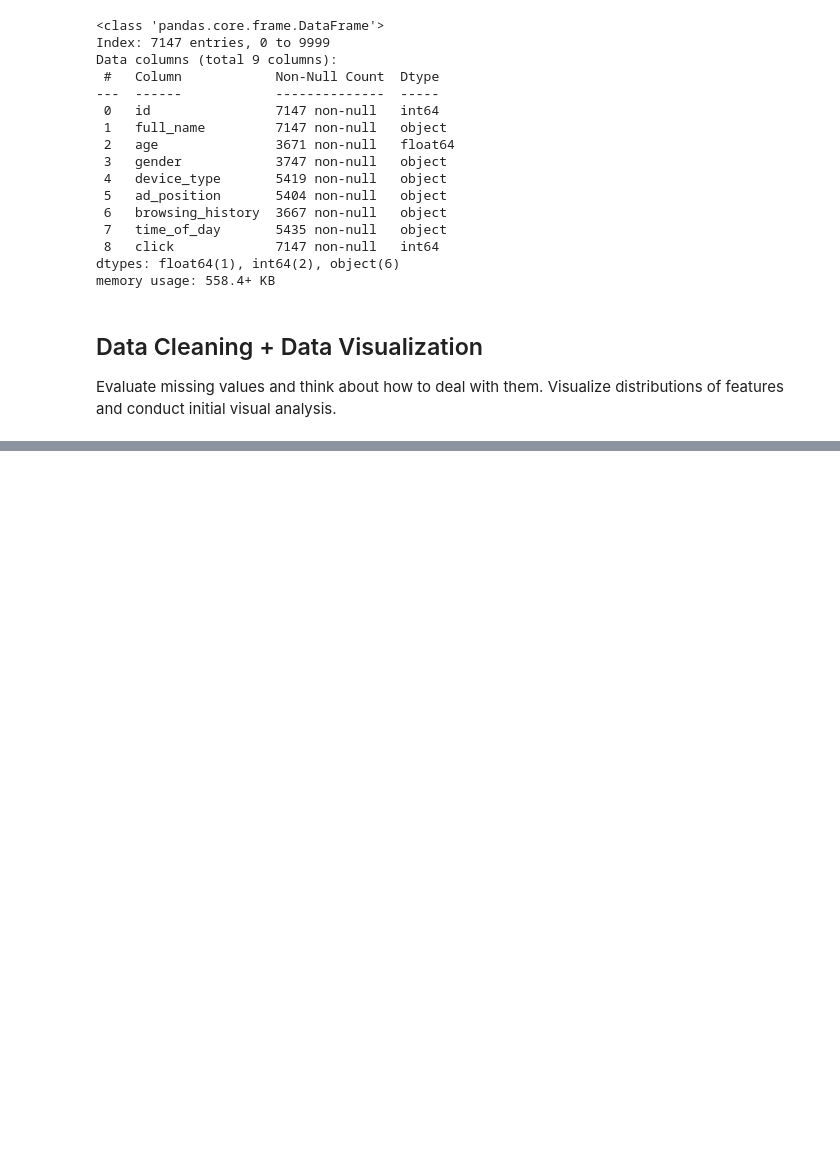
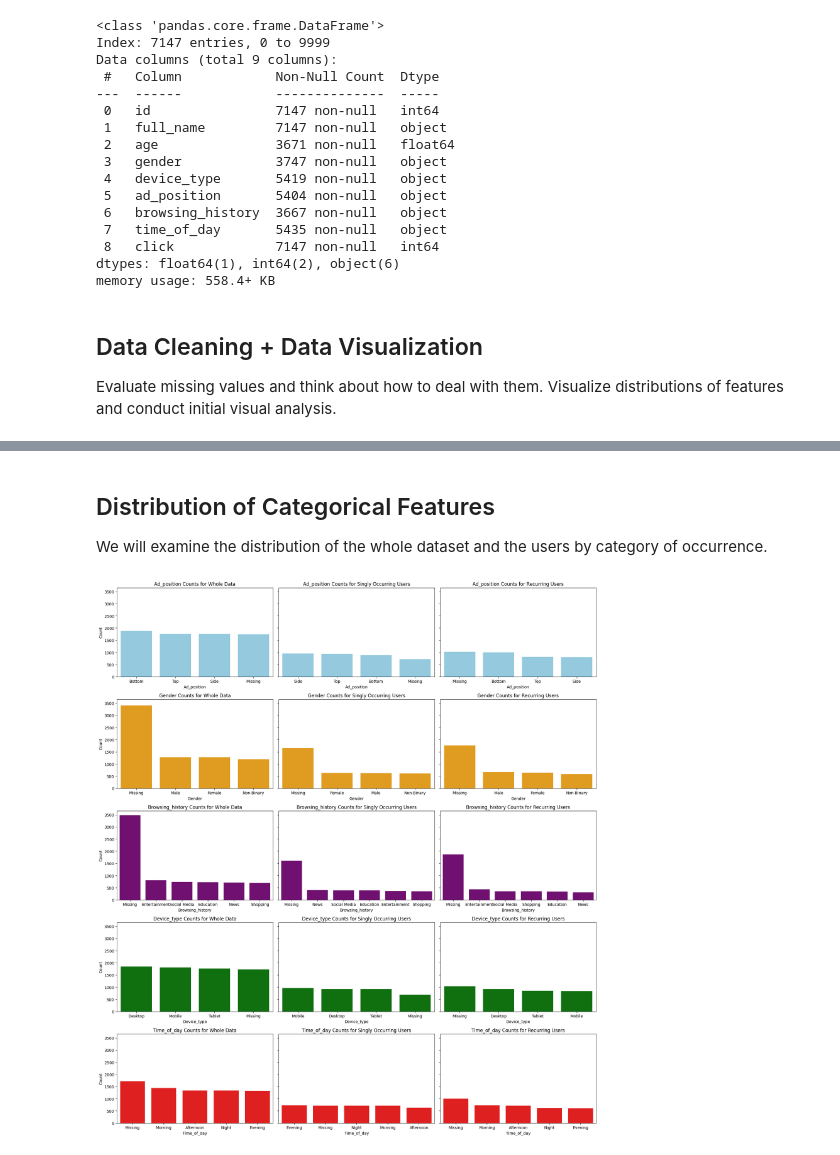
Before and after one commit to zabethe/ad-click-prediction, a Jupyter notebook: research.ipynb, the cells around one changed output, grey strips where cells are left out. Cells and saved outputs as stored; diff of their text form; code cells hidden in the pictures; blank space fills up the shorter version.

```diff
--- a/research.ipynb
+++ b/research.ipynb
@@ -93,0 +181,3 @@ Evaluate missing values and think about how to deal with them. Visualize distrib
+# %%
+# Dropping `full_name`
+adclicks = adclicks.drop(columns="full_name")
@@ -93,0 +233,46 @@ Evaluate missing values and think about how to deal with them. Visualize distrib
+# %% [markdown]
+## Distribution of Categorical Features
+
+We will examine the distribution of the whole dataset and the users by category of occurrence.
+# %%
+# Function to create plot grid of barplots
+def plot_barplots(dataframes, dataframe_names, features, colors):
+    '''A function that outputs a grid of barplots.'''
+
+    num_df = len(dataframes)
+    num_features = len(features)
+
+    # Each figure will be 6 by 4
+    fig, axes = plt.subplots(num_features, num_df, figsize=(6*num_df, 4*num_features), sharey=True)
+
+    # Iterate through and plot figures
+    for i, ax in enumerate(axes.flatten()):
+        # Gather data
+        df = dataframes[i % num_df]
+        df_name = dataframe_names[i % num_df]
+        feature = features[i // num_df]
+        feature_name = feature.capitalize()
+        color = colors[i // num_df]
+
+        # Configure data for sns
+        counts = df[feature].value_counts(dropna=False).reset_index()
+        counts.columns = [feature_name, "Count"]
+        counts[feature_name] = counts[feature_name].fillna("Missing")   # Convert Na's to Missing
+
+        # Create barplot
+        sns.barplot(x=feature_name, y="Count", data=counts, color=color, ax=ax)
+
+        # Extra plot details
+        ax.set_title(f"{feature_name} Counts for {df_name}")
+        ax.set_xlabel(feature_name)
+        ax.set_ylabel("Count")
+# %%
+dataframes = [adclicks, single_users, recurring_users]
+dataframe_names = ["Whole Data", "Singly Occurring Users", "Recurring Users"]
+features = list(set(categorical).intersection(set(adclicks.columns)))
+colors = ["skyblue", "orange", "purple", "green", "red"]
+
+plot_barplots(dataframes, dataframe_names, features, colors)
+plot_show("categorical_barplots")
+# %% [output]
+[figure, added]
```
Also changed, not shown: parts of 17 cells of this notebook, 7 other files.
